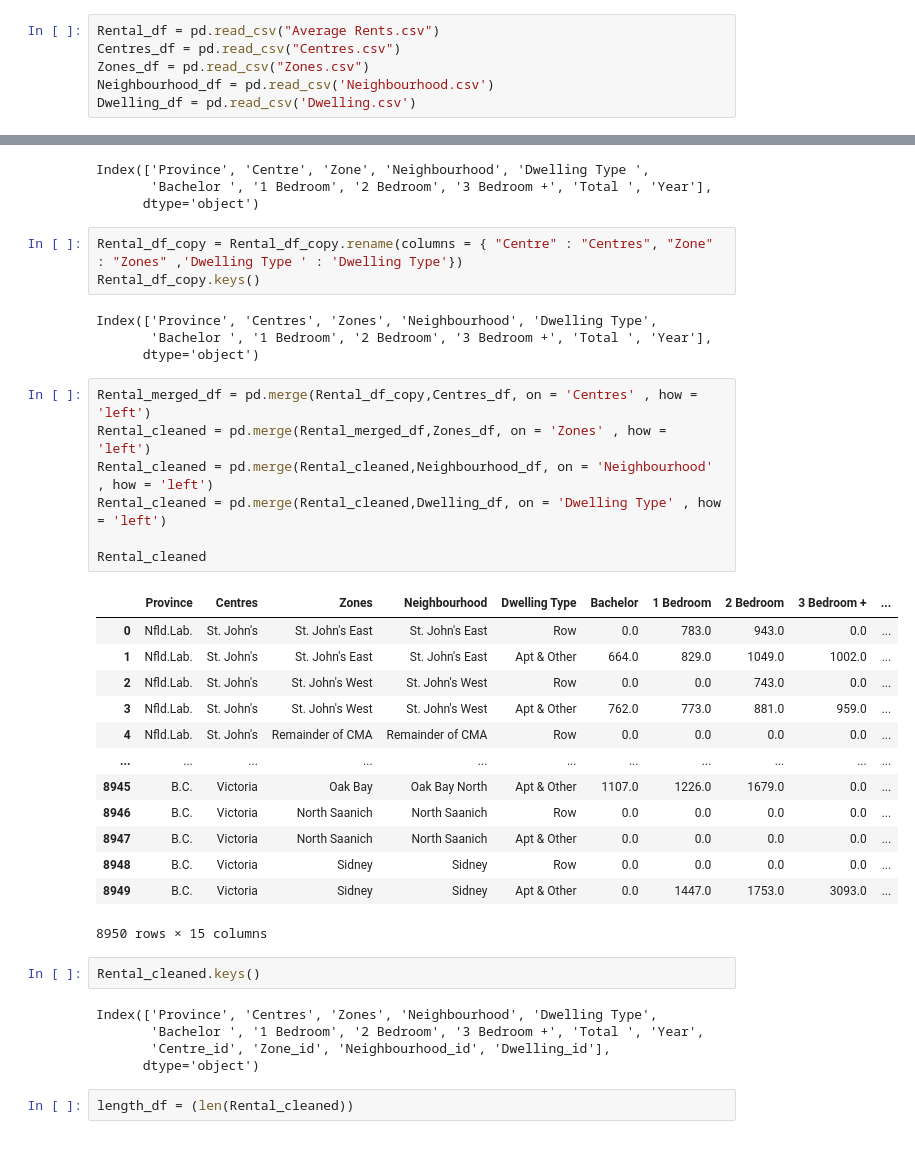
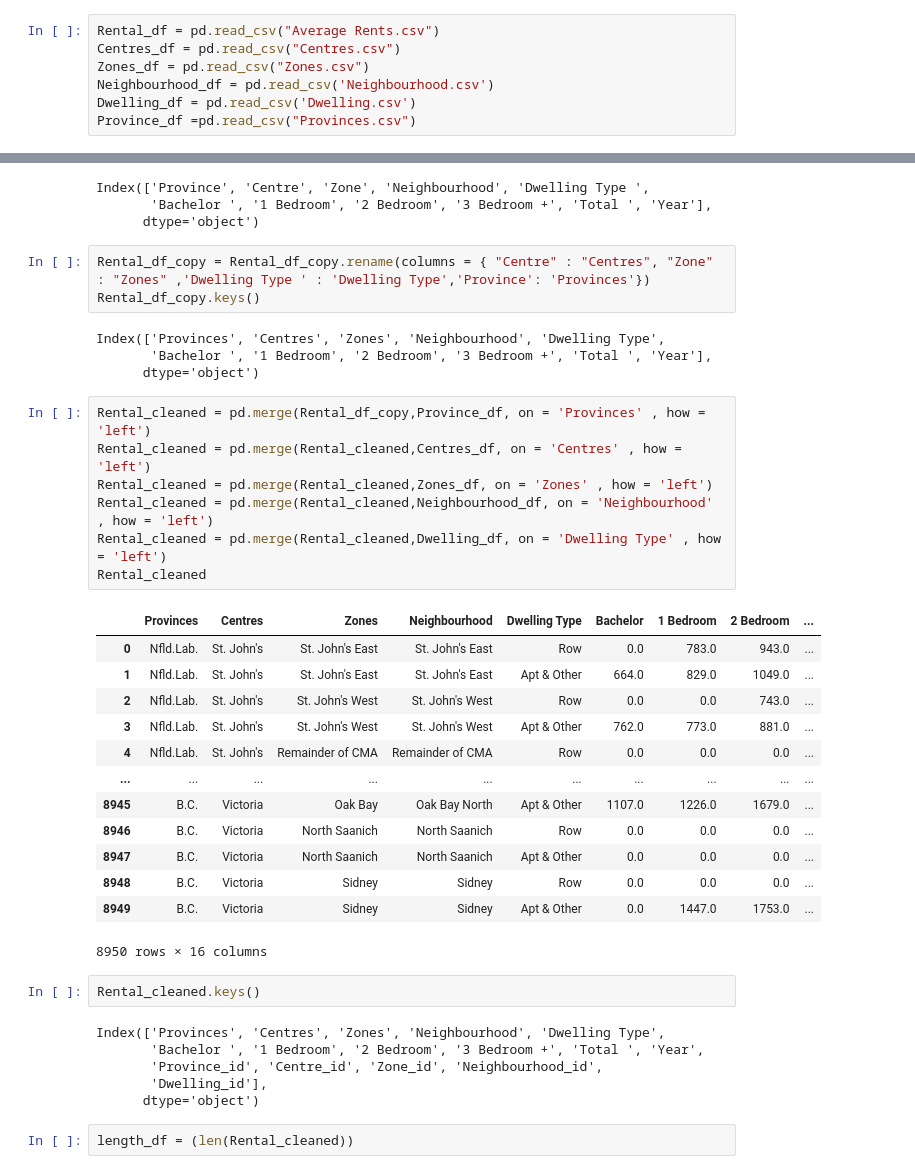
Before and after one commit to joshi-swetam/Interactive-Visualizations_Canadian_Rental_market, a Jupyter notebook: Resources/Extraction_tranformation.ipynb, the cells around one changed output, grey strips where cells are left out. Cells and saved outputs as stored; diff of their text form.

```diff
--- a/Resources/Extraction_tranformation.ipynb
+++ b/Resources/Extraction_tranformation.ipynb
@@ -12,6 +12,7 @@ Centres_df = pd.read_csv("Centres.csv")
 Zones_df = pd.read_csv("Zones.csv")
 Neighbourhood_df = pd.read_csv('Neighbourhood.csv')
 Dwelling_df = pd.read_csv('Dwelling.csv')
+Province_df =pd.read_csv("Provinces.csv")
 # %%
 Dwelling_df.keys()
 # %% [output]
@@ -25,39 +26,40 @@ Index(['Province', 'Centre', 'Zone', 'Neighbourhood', 'Dwelling Type ',
        'Bachelor ', '1 Bedroom', '2 Bedroom', '3 Bedroom +', 'Total ', 'Year'],
       dtype='object')
 # %%
-Rental_df_copy = Rental_df_copy.rename(columns = { "Centre" : "Centres", "Zone" : "Zones" ,'Dwelling Type ' : 'Dwelling Type'})
+Rental_df_copy = Rental_df_copy.rename(columns = { "Centre" : "Centres", "Zone" : "Zones" ,'Dwelling Type ' : 'Dwelling Type','Province': 'Provinces'})
 Rental_df_copy.keys()
 # %% [output]
-Index(['Province', 'Centres', 'Zones', 'Neighbourhood', 'Dwelling Type',
+Index(['Provinces', 'Centres', 'Zones', 'Neighbourhood', 'Dwelling Type',
        'Bachelor ', '1 Bedroom', '2 Bedroom', '3 Bedroom +', 'Total ', 'Year'],
       dtype='object')
 # %%
-Rental_merged_df = pd.merge(Rental_df_copy,Centres_df, on = 'Centres' , how = 'left')
-Rental_cleaned = pd.merge(Rental_merged_df,Zones_df, on = 'Zones' , how = 'left')
+Rental_cleaned = pd.merge(Rental_df_copy,Province_df, on = 'Provinces' , how = 'left')
+Rental_cleaned = pd.merge(Rental_cleaned,Centres_df, on = 'Centres' , how = 'left')
+Rental_cleaned = pd.merge(Rental_cleaned,Zones_df, on = 'Zones' , how = 'left')
 Rental_cleaned = pd.merge(Rental_cleaned,Neighbourhood_df, on = 'Neighbourhood' , how = 'left')
 Rental_cleaned = pd.merge(Rental_cleaned,Dwelling_df, on = 'Dwelling Type' , how = 'left')
-
 Rental_cleaned
 # %% [output]
-|  | Province | Centres | Zones | Neighbourhood | Dwelling Type | Bachelor | 1 Bedroom | 2 Bedroom | 3 Bedroom + | ... |
-| 0 | Nfld.Lab. | St. John's | St. John's East | St. John's East | Row | 0.0 | 783.0 | 943.0 | 0.0 | ... |
-| 1 | Nfld.Lab. | St. John's | St. John's East | St. John's East | Apt & Other | 664.0 | 829.0 | 1049.0 | 1002.0 | ... |
-| 2 | Nfld.Lab. | St. John's | St. John's West | St. John's West | Row | 0.0 | 0.0 | 743.0 | 0.0 | ... |
-| 3 | Nfld.Lab. | St. John's | St. John's West | St. John's West | Apt & Other | 762.0 | 773.0 | 881.0 | 959.0 | ... |
-| 4 | Nfld.Lab. | St. John's | Remainder of CMA | Remainder of CMA | Row | 0.0 | 0.0 | 0.0 | 0.0 | ... |
-| ... | ... | ... | ... | ... | ... | ... | ... | ... | ... | ... |
-| 8945 | B.C. | Victoria | Oak Bay | Oak Bay North | Apt & Other | 1107.0 | 1226.0 | 1679.0 | 0.0 | ... |
-| 8946 | B.C. | Victoria | North Saanich | North Saanich | Row | 0.0 | 0.0 | 0.0 | 0.0 | ... |
-| 8947 | B.C. | Victoria | North Saanich | North Saanich | Apt & Other | 0.0 | 0.0 | 0.0 | 0.0 | ... |
-| 8948 | B.C. | Victoria | Sidney | Sidney | Row | 0.0 | 0.0 | 0.0 | 0.0 | ... |
-| 8949 | B.C. | Victoria | Sidney | Sidney | Apt & Other | 0.0 | 1447.0 | 1753.0 | 3093.0 | ... |
+|  | Provinces | Centres | Zones | Neighbourhood | Dwelling Type | Bachelor | 1 Bedroom | 2 Bedroom | ... |
+| 0 | Nfld.Lab. | St. John's | St. John's East | St. John's East | Row | 0.0 | 783.0 | 943.0 | ... |
+| 1 | Nfld.Lab. | St. John's | St. John's East | St. John's East | Apt & Other | 664.0 | 829.0 | 1049.0 | ... |
+| 2 | Nfld.Lab. | St. John's | St. John's West | St. John's West | Row | 0.0 | 0.0 | 743.0 | ... |
+| 3 | Nfld.Lab. | St. John's | St. John's West | St. John's West | Apt & Other | 762.0 | 773.0 | 881.0 | ... |
+| 4 | Nfld.Lab. | St. John's | Remainder of CMA | Remainder of CMA | Row | 0.0 | 0.0 | 0.0 | ... |
+| ... | ... | ... | ... | ... | ... | ... | ... | ... | ... |
+| 8945 | B.C. | Victoria | Oak Bay | Oak Bay North | Apt & Other | 1107.0 | 1226.0 | 1679.0 | ... |
+| 8946 | B.C. | Victoria | North Saanich | North Saanich | Row | 0.0 | 0.0 | 0.0 | ... |
+| 8947 | B.C. | Victoria | North Saanich | North Saanich | Apt & Other | 0.0 | 0.0 | 0.0 | ... |
+| 8948 | B.C. | Victoria | Sidney | Sidney | Row | 0.0 | 0.0 | 0.0 | ... |
+| 8949 | B.C. | Victoria | Sidney | Sidney | Apt & Other | 0.0 | 1447.0 | 1753.0 | ... |
-8950 rows × 15 columns
+8950 rows × 16 columns
 # %%
 Rental_cleaned.keys()
 # %% [output]
-Index(['Province', 'Centres', 'Zones', 'Neighbourhood', 'Dwelling Type',
+Index(['Provinces', 'Centres', 'Zones', 'Neighbourhood', 'Dwelling Type',
        'Bachelor ', '1 Bedroom', '2 Bedroom', '3 Bedroom +', 'Total ', 'Year',
-       'Centre_id', 'Zone_id', 'Neighbourhood_id', 'Dwelling_id'],
+       'Province_id', 'Centre_id', 'Zone_id', 'Neighbourhood_id',
+       'Dwelling_id'],
       dtype='object')
 # %%
 length_df = (len(Rental_cleaned))
```
Also changed, not shown: parts of 14 cells of this notebook, 2 other files.
